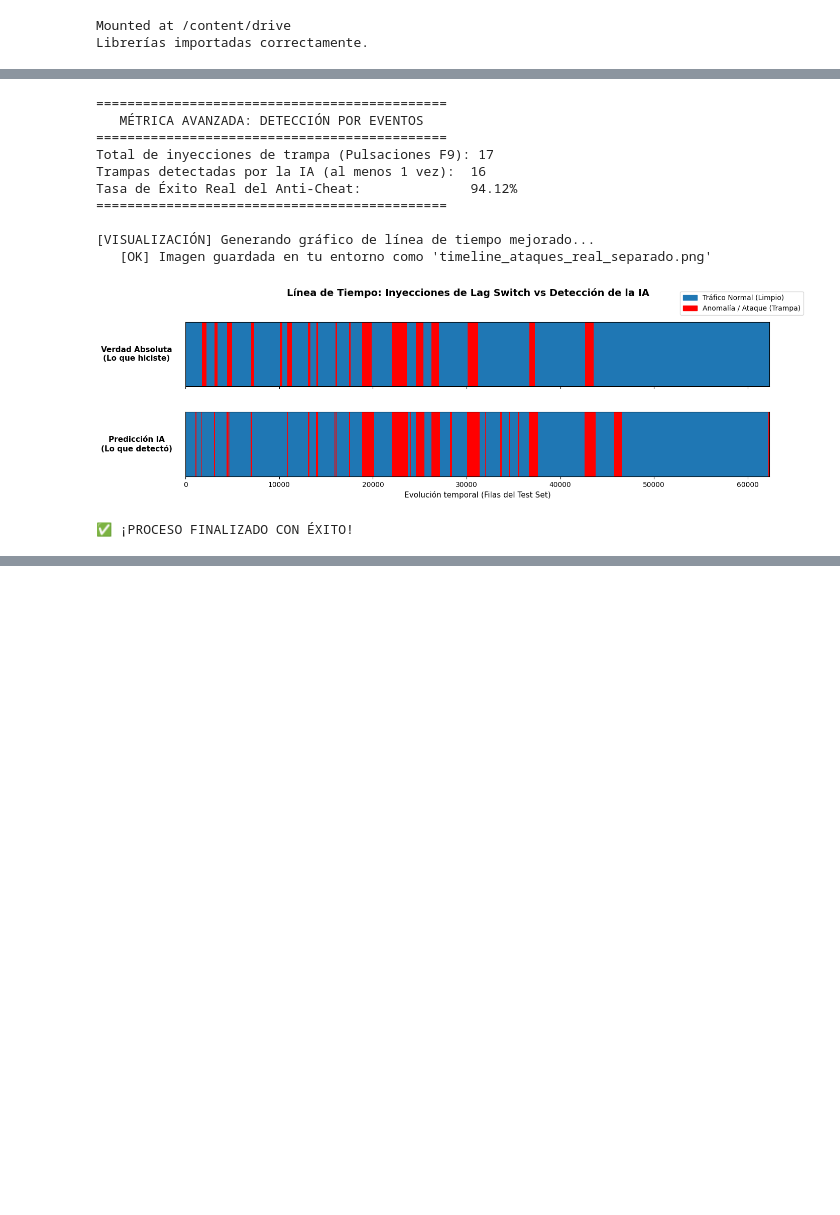
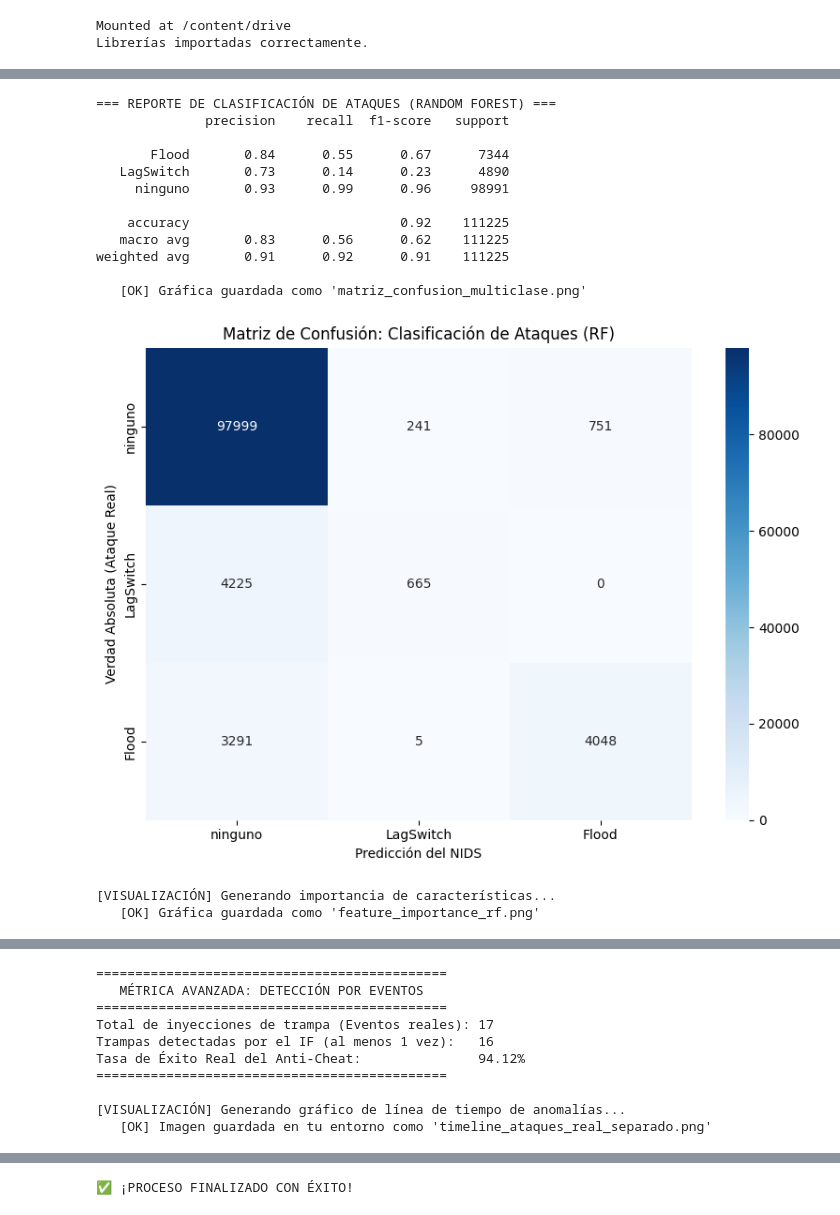
Before and after one commit to inlopezv/TFG_NIDS, a Jupyter notebook: colab_train.ipynb, the cells around one changed output, grey strips where cells are left out. Drawn from its saved outputs; the diff is of its cells as text; code cells hidden in the pictures; blank space fills up the shorter version.

Commit message:
feat: Random Forest Implementation and adding more charts

```diff
--- a/colab_train.ipynb
+++ b/colab_train.ipynb
@@ -220,6 +221,7 @@ def preprocesar_y_fusionar(archivo_csv, pcap_local, pcap_amigo, desfase, id_host
     # los falsos positivos generados por el cierre de la conexión.
     tiempo_maximo = df_combinado['timestamp_real'].max()
     df_combinado = df_combinado[df_combinado['timestamp_real'] <= (tiempo_maximo - 5.0)]
+    df_combinado.loc[df_combinado['etiqueta_real'] == 1, 'tipo_ataque'] = 'ninguno'
 
     return df_combinado
 # %%
@@ -464,6 +523,25 @@ sesiones_a_procesar = [
         "tipo_red": "5G", "es_ataque": False,
         "fase": "train"
     },
+    {
+        "csv": f"{PATH_DRIVE}/Partidas27072026LagSwitchRandom/dataset_telemetria_20260727_180057.csv",
+        "pcap_local": f"{PATH_DRIVE}/Partidas27072026LagSwitchRandom/trafico_local.pcap",
+        "pcap_amigo": f"{PATH_DRIVE}/Partidas27072026LagSwitchRandom/trafico_amigo.pcap",
+        "id_host": 10, "id_amigo": 9,
+        "tipo_red": "5G", "es_ataque": True,
+        "tipo_ataque": "LagSwitch",
+        "fase": "train_rf"
+    },
+    {
+        "csv": f"{PATH_DRIVE}/Partidas27072026FloodRandom/dataset_telemetria_20260727_175216.csv",
+        "pcap_local": f"{PATH_DRIVE}/Partidas27072026FloodRandom/trafico_local.pcap",
+        "pcap_amigo": f"{PATH_DRIVE}/Partidas27072026FloodRandom/trafico_amigo.pcap",
+        "id_host": 10, "id_amigo": 9,
+        "tipo_red": "5G", "es_ataque": True,
+        "tipo_ataque": "Flood",
+        "fase": "train_rf"
+    },
+
 
         # --- FASE DE TEST
     {
@@ -533,17 +611,18 @@ if all_files_exist:
         print("\n=> Uniendo todas las sesiones en un Dataset Maestro...")
         dataset_maestro = pd.concat(lista_datasets, ignore_index=True)
 
-        # 2. Entrenamiento y Predicción
-        print(dataset_maestro)
-        modelo_entrenado, dataset_final, features, scaler = entrenar_isolation_forest(dataset_maestro)
+        # 2. Entrenamiento y Predicción Híbrida (IF + RF)
+        # Aquí actualizamos los retornos y el nombre de la función
+        modelo_if, modelo_rf, dataset_final, features, scaler = entrenar_nids(dataset_maestro)
 
         # 3. Volcado de datos para análisis posterior
         nombre_salida = "dataset_global_evaluado.csv"
         dataset_final.to_csv(nombre_salida, index=False)
         print(f"\n=> [OK] Dataset final con predicciones exportado a '{nombre_salida}'")
 
-        # 4. Evaluación Científica
-        evaluar_rendimiento(dataset_final)
+        # 4. Evaluación Científica Completa
+        # Pasamos el modelo RF y las features a la función de evaluación
+        evaluar_rendimiento(dataset_final, modelo_rf, features)
 
         print("\n\n¡PROCESO FINALIZADO CON ÉXITO!")
 
@@ -571,12 +650,15 @@ weighted avg       0.92      0.92      0.92    111225
-=============================================
-   MÉTRICA AVANZADA: DETECCIÓN POR EVENTOS
-=============================================
-Total de inyecciones de trampa (Pulsaciones F9): 17
-Trampas detectadas por la IA (al menos 1 vez):  16
-Tasa de Éxito Real del Anti-Cheat:              94.12%
-=============================================
+=== REPORTE DE CLASIFICACIÓN DE ATAQUES (RANDOM FOREST) ===
+              precision    recall  f1-score   support
 
-[VISUALIZACIÓN] Generando gráfico de línea de tiempo mejorado...
-   [OK] Imagen guardada en tu entorno como 'timeline_ataques_real_separado.png'
+       Flood       0.84      0.55      0.67      7344
+   LagSwitch       0.73      0.14      0.23      4890
+     ninguno       0.93      0.99      0.96     98991
+
+    accuracy                           0.92    111225
+   macro avg       0.83      0.56      0.62    111225
+weighted avg       0.91      0.92      0.91    111225
+
+   [OK] Gráfica guardada como 'matriz_confusion_multiclase.png'
-[figure, old version]
+[figure, new version]
-✅ ¡PROCESO FINALIZADO CON ÉXITO!
+[VISUALIZACIÓN] Generando importancia de características...
+   [OK] Gráfica guardada como 'feature_importance_rf.png'
@@ -582,0 +666,10 @@ Tasa de Éxito Real del Anti-Cheat:              94.12%
+=============================================
+   MÉTRICA AVANZADA: DETECCIÓN POR EVENTOS
+=============================================
+Total de inyecciones de trampa (Eventos reales): 17
+Trampas detectadas por el IF (al menos 1 vez):   16
+Tasa de Éxito Real del Anti-Cheat:               94.12%
+=============================================
+
+[VISUALIZACIÓN] Generando gráfico de línea de tiempo de anomalías...
+   [OK] Imagen guardada en tu entorno como 'timeline_ataques_real_separado.png'
@@ -582,0 +677 @@ Tasa de Éxito Real del Anti-Cheat:              94.12%
+✅ ¡PROCESO FINALIZADO CON ÉXITO!
```
Also changed, not shown: parts of 4 cells of this notebook.
